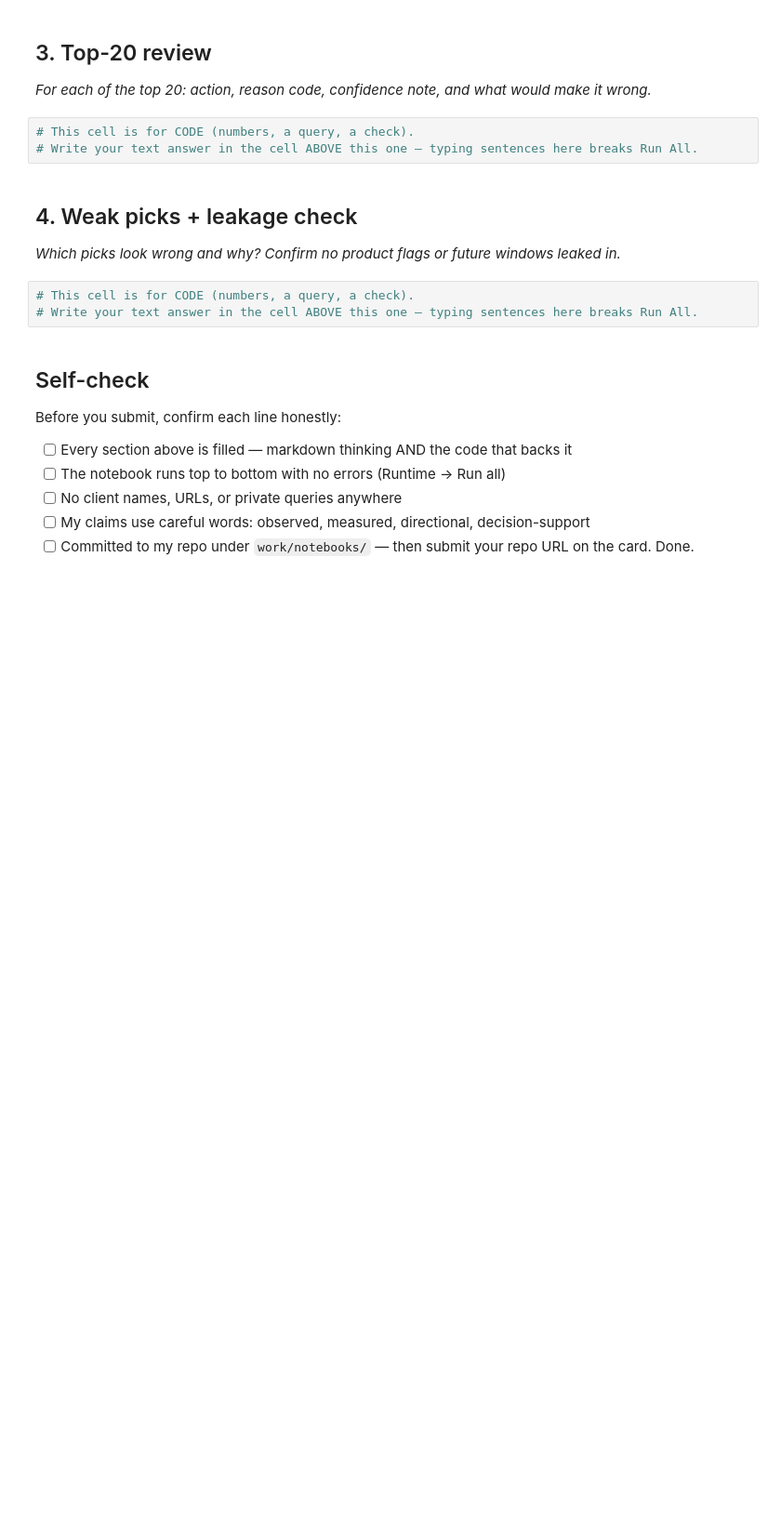
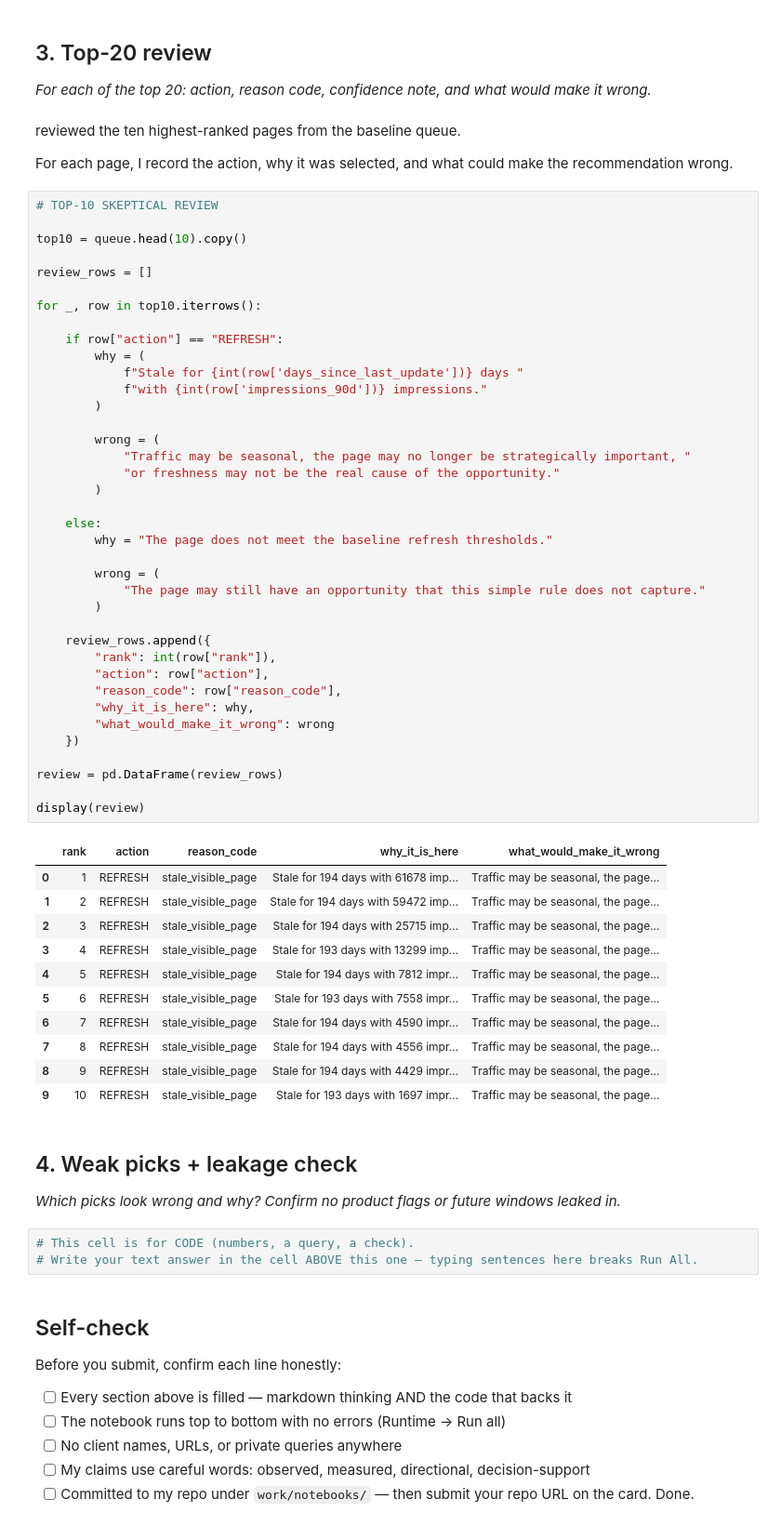
Before and after one commit to AqsaBatool256/flyrank-ml-internship-Aqsa-Batool-Saqib, a Jupyter notebook: work/notebooks/w04_baseline_score.ipynb, the cells around one changed output. Shown at 93% size. Cells and saved outputs as stored; diff of their text form; blank space fills up the shorter version.

```diff
--- a/work/notebooks/w04_baseline_score.ipynb
+++ b/work/notebooks/w04_baseline_score.ipynb
@@ -24,9 +217,60 @@ This skeleton is yours to fill. Work the sections **in order** — each one has
 ## 3. Top-20 review
 
 *For each of the top 20: action, reason code, confidence note, and what would make it wrong.*
-# %%
-# This cell is for CODE (numbers, a query, a check).
-# Write your text answer in the cell ABOVE this one — typing sentences here breaks Run All.
+# %% [markdown]
+ reviewed the ten highest-ranked pages from the baseline queue.
+
+For each page, I record the action, why it was selected, and what could make the recommendation wrong.
+# %%
+# TOP-10 SKEPTICAL REVIEW
+
+top10 = queue.head(10).copy()
+
+review_rows = []
+
+for _, row in top10.iterrows():
+
+    if row["action"] == "REFRESH":
+        why = (
+            f"Stale for {int(row['days_since_last_update'])} days "
+            f"with {int(row['impressions_90d'])} impressions."
+        )
+
+        wrong = (
+            "Traffic may be seasonal, the page may no longer be strategically important, "
+            "or freshness may not be the real cause of the opportunity."
+        )
+
+    else:
+        why = "The page does not meet the baseline refresh thresholds."
+
+        wrong = (
+            "The page may still have an opportunity that this simple rule does not capture."
+        )
+
+    review_rows.append({
+        "rank": int(row["rank"]),
+        "action": row["action"],
+        "reason_code": row["reason_code"],
+        "why_it_is_here": why,
+        "what_would_make_it_wrong": wrong
+    })
+
+review = pd.DataFrame(review_rows)
+
+display(review)
+# %% [output]
+|  | rank | action | reason_code | why_it_is_here | what_would_make_it_wrong |
+| 0 | 1 | REFRESH | stale_visible_page | Stale for 194 days with 61678 imp... | Traffic may be seasonal, the page... |
+| 1 | 2 | REFRESH | stale_visible_page | Stale for 194 days with 59472 imp... | Traffic may be seasonal, the page... |
+| 2 | 3 | REFRESH | stale_visible_page | Stale for 194 days with 25715 imp... | Traffic may be seasonal, the page... |
+| 3 | 4 | REFRESH | stale_visible_page | Stale for 193 days with 13299 imp... | Traffic may be seasonal, the page... |
+| 4 | 5 | REFRESH | stale_visible_page | Stale for 194 days with 7812 impr... | Traffic may be seasonal, the page... |
+| 5 | 6 | REFRESH | stale_visible_page | Stale for 193 days with 7558 impr... | Traffic may be seasonal, the page... |
+| 6 | 7 | REFRESH | stale_visible_page | Stale for 194 days with 4590 impr... | Traffic may be seasonal, the page... |
+| 7 | 8 | REFRESH | stale_visible_page | Stale for 194 days with 4556 impr... | Traffic may be seasonal, the page... |
+| 8 | 9 | REFRESH | stale_visible_page | Stale for 194 days with 4429 impr... | Traffic may be seasonal, the page... |
+| 9 | 10 | REFRESH | stale_visible_page | Stale for 193 days with 1697 impr... | Traffic may be seasonal, the page... |
 # %% [markdown]
 ## 4. Weak picks + leakage check
 
```
Also changed, not shown: parts of 6 cells of this notebook.
